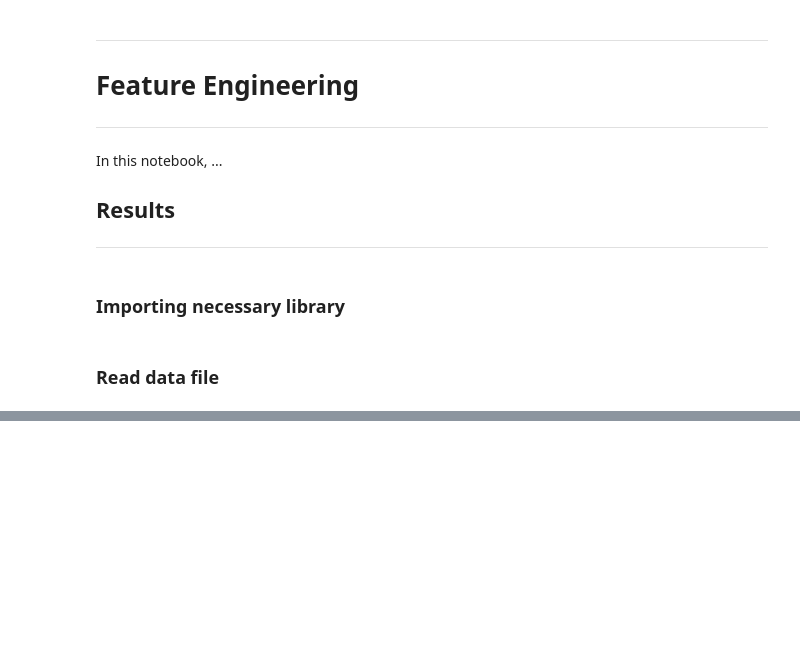
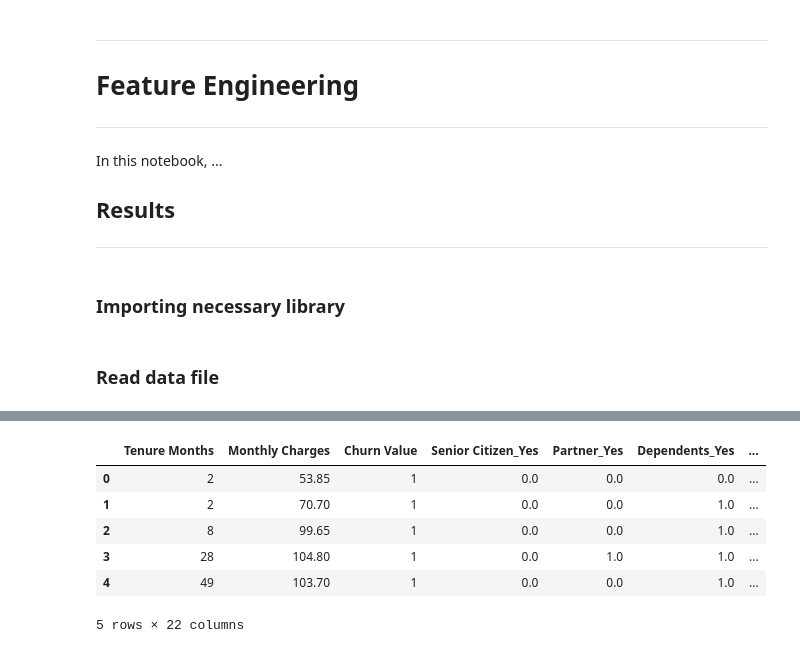
Before and after one commit to ABF-QC/Module2_Project2_team, a Jupyter notebook: notebook/Feature_Engineering.ipynb, the cells around one changed output, grey strips where cells are left out. Drawn from its saved outputs; the diff is of its cells as text; code cells hidden in the pictures; blank space fills up the shorter version.

```diff
--- a/notebook/Feature_Engineering.ipynb
+++ b/notebook/Feature_Engineering.ipynb
@@ -39,0 +89,25 @@ churn_df
+# %%
+# Create instance of OneHotEncoder
+encoder = OneHotEncoder(drop='first', sparse_output = False)
+
+# Encode the categorical columns
+encoded_cols = encoder.fit_transform(churn_df[col2encode])
+
+# Put the encoded column into a dataframe
+tmp_df = pd.DataFrame(encoded_cols, columns = encoder.get_feature_names_out(col2encode))
+
+# Removing categorical columns
+churn_df = churn_df.drop(columns=col2encode)
+
+# Join encoded dataframe to the rent_df dataframe
+churn_df = churn_df.join(tmp_df)
+
+churn_df.head(5)
+# %% [output]
+|  | Tenure Months | Monthly Charges | Churn Value | Senior Citizen_Yes | Partner_Yes | Dependents_Yes | ... |
+| 0 | 2 | 53.85 | 1 | 0.0 | 0.0 | 0.0 | ... |
+| 1 | 2 | 70.70 | 1 | 0.0 | 0.0 | 1.0 | ... |
+| 2 | 8 | 99.65 | 1 | 0.0 | 0.0 | 1.0 | ... |
+| 3 | 28 | 104.80 | 1 | 0.0 | 1.0 | 1.0 | ... |
+| 4 | 49 | 103.70 | 1 | 0.0 | 0.0 | 1.0 | ... |
+5 rows × 22 columns
```
Also changed, not shown: parts of 14 cells of this notebook, 1 other file.
